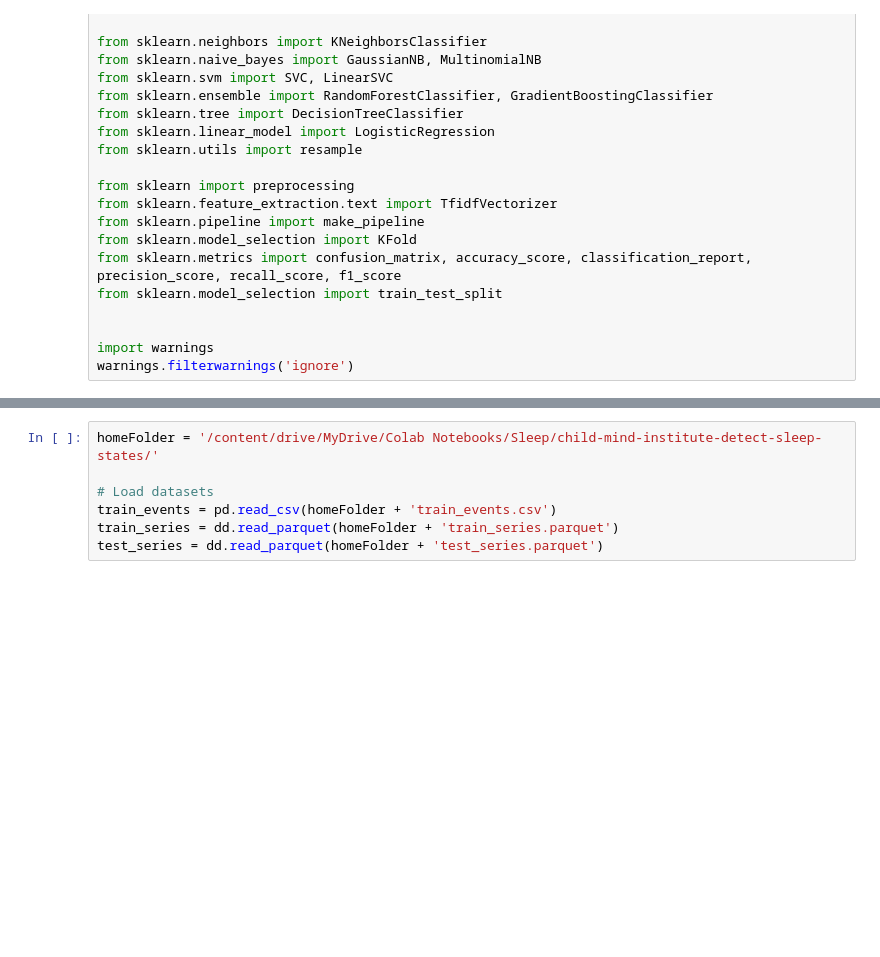
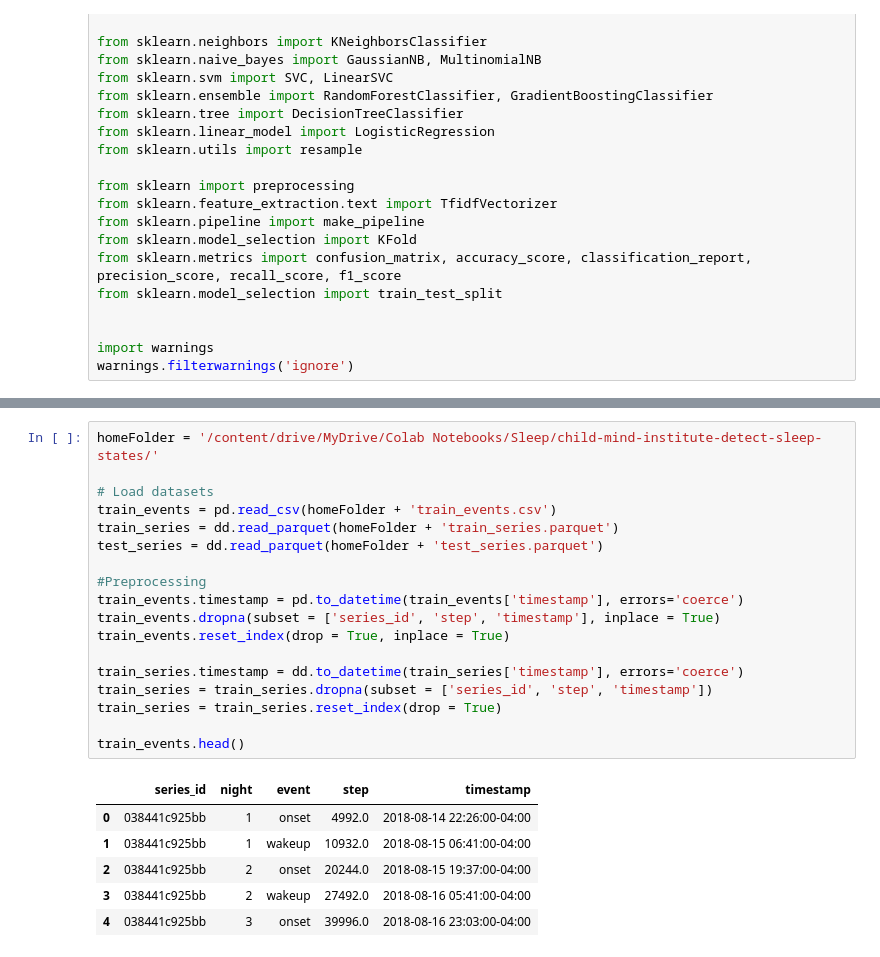
Before and after one commit to Barryjuait/Barryjuait, a Jupyter notebook: Personal Projects/SleepWakingCycle.ipynb, the cells around one changed output, grey strips where cells are left out. Drawn from its saved outputs; the diff is of its cells as text; blank space fills up the shorter version.

```diff
--- a/Personal Projects/SleepWakingCycle.ipynb
+++ b/Personal Projects/SleepWakingCycle.ipynb
@@ -53,7 +53,25 @@ Mounted at /content/drive
 # %%
 homeFolder = '/content/drive/MyDrive/Colab Notebooks/Sleep/child-mind-institute-detect-sleep-states/'
 
 # Load datasets
 train_events = pd.read_csv(homeFolder + 'train_events.csv')
 train_series = dd.read_parquet(homeFolder + 'train_series.parquet')
 test_series = dd.read_parquet(homeFolder + 'test_series.parquet')
+
+#Preprocessing
+train_events.timestamp = pd.to_datetime(train_events['timestamp'], errors='coerce')
+train_events.dropna(subset = ['series_id', 'step', 'timestamp'], inplace = True)
+train_events.reset_index(drop = True, inplace = True)
+
+train_series.timestamp = dd.to_datetime(train_series['timestamp'], errors='coerce')
+train_series = train_series.dropna(subset = ['series_id', 'step', 'timestamp'])
+train_series = train_series.reset_index(drop = True)
+
+train_events.head()
+# %% [output]
+|  | series_id | night | event | step | timestamp |
+| 0 | 038441c925bb | 1 | onset | 4992.0 | 2018-08-14 22:26:00-04:00 |
+| 1 | 038441c925bb | 1 | wakeup | 10932.0 | 2018-08-15 06:41:00-04:00 |
+| 2 | 038441c925bb | 2 | onset | 20244.0 | 2018-08-15 19:37:00-04:00 |
+| 3 | 038441c925bb | 2 | wakeup | 27492.0 | 2018-08-16 05:41:00-04:00 |
+| 4 | 038441c925bb | 3 | onset | 39996.0 | 2018-08-16 23:03:00-04:00 |
```
Also changed, not shown: parts of 8 cells of this notebook.
